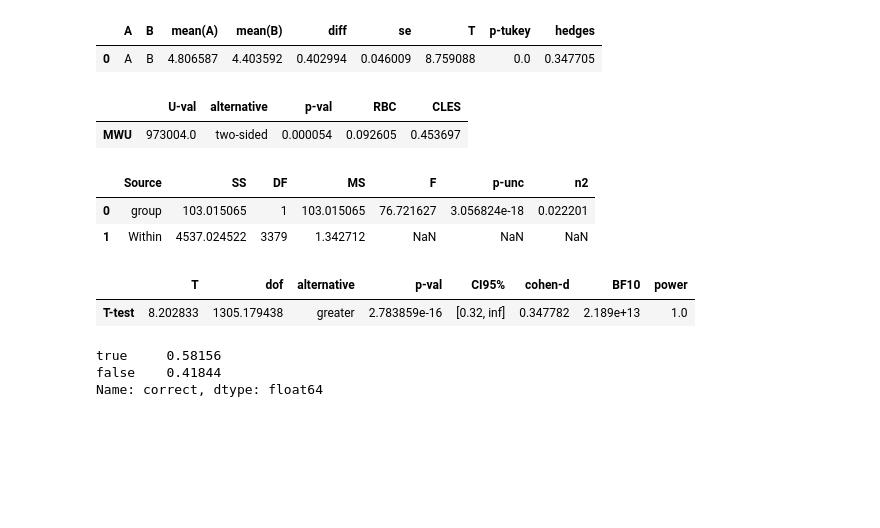
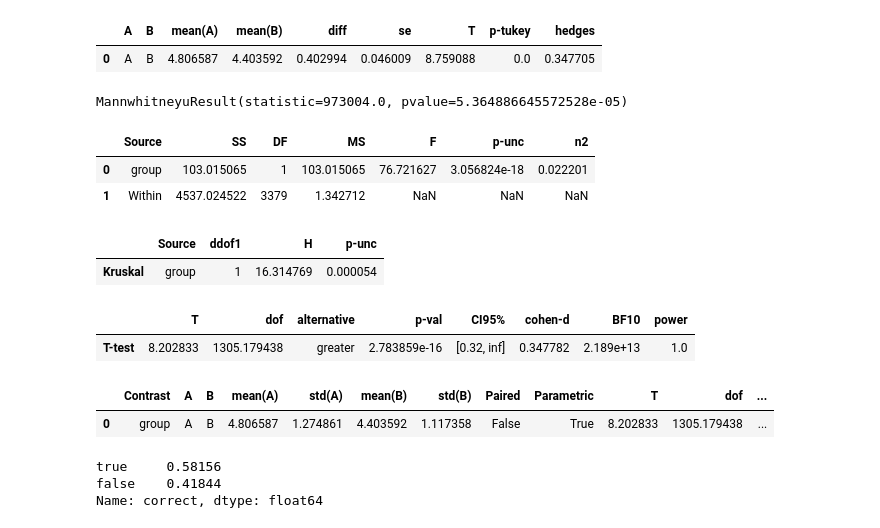
Before and after one commit to velitchko/graph-vis-evaluation-ext, a Jupyter notebook: python/Hypotheses.ipynb, the cells around one changed output. Saved outputs shown, nothing was run; the diff lists cells and outputs as text; code cells hidden in the pictures; blank space fills up the shorter version.

Commit message:
hypotheses missing statistical tests + error_rate WIP

```diff
--- a/python/Hypotheses.ipynb
+++ b/python/Hypotheses.ipynb
@@ -1061,21 +1098,30 @@ pg.pairwise_tukey(data=h4_df, dv="time_trans", between="group")
 |  | A | B | mean(A) | mean(B) | diff | se | T | p-tukey | hedges |
 | 0 | A | B | 4.806587 | 4.403592 | 0.402994 | 0.046009 | 8.759088 | 0.0 | 0.347705 |
 # %%
-pg.mwu(x=h4_df[h4_df['group']=="A"]['time'], y=h4_df[h4_df['group']=="B"]['time'], alternative="two-sided")
+mannwhitneyu(x=h4_df[h4_df['group']=="A"]['time'], y=h4_df[h4_df['group']=="B"]['time'], alternative="two-sided")
 # %% [output]
-|  | U-val | alternative | p-val | RBC | CLES |
-| MWU | 973004.0 | two-sided | 0.000054 | 0.092605 | 0.453697 |
+MannwhitneyuResult(statistic=973004.0, pvalue=5.364886645572528e-05)
 # %%
 pg.anova(data=h4_df, dv="time_trans", between="group", detailed=True, effsize="n2")
 # %% [output]
 |  | Source | SS | DF | MS | F | p-unc | n2 |
 | 0 | group | 103.015065 | 1 | 103.015065 | 76.721627 | 3.056824e-18 | 0.022201 |
 | 1 | Within | 4537.024522 | 3379 | 1.342712 | NaN | NaN | NaN |
+# %%
+pg.kruskal(data=h4_df, dv="time", between="group")
+# %% [output]
+|  | Source | ddof1 | H | p-unc |
+| Kruskal | group | 1 | 16.314769 | 0.000054 |
 # %%
 pg.ttest(h4_df[h4_df['group']=='A']['time_trans'], h4_df[h4_df['group']=='B']['time_trans'], alternative="greater", correction=True, confidence=0.95)
 # %% [output]
 |  | T | dof | alternative | p-val | CI95% | cohen-d | BF10 | power |
 | T-test | 8.202833 | 1305.179438 | greater | 2.783859e-16 | [0.32, inf] | 0.347782 | 2.189e+13 | 1.0 |
+# %%
+pg.pairwise_ttests(data=h4_df, dv="time_trans", between="group",parametric=True, alpha=0.05, alternative="two-sided", padjust="bonf", correction=True, return_desc=True)
+# %% [output]
+|  | Contrast | A | B | mean(A) | std(A) | mean(B) | std(B) | Paired | Parametric | T | dof | ... |
+| 0 | group | A | B | 4.806587 | 1.274861 | 4.403592 | 1.117358 | False | True | 8.202833 | 1305.179438 | ... |
 # %%
 count_plot(h4_df[(h4_df['group']=='A')], 'correct')
 
```
Also changed, not shown: parts of 44 cells of this notebook.
